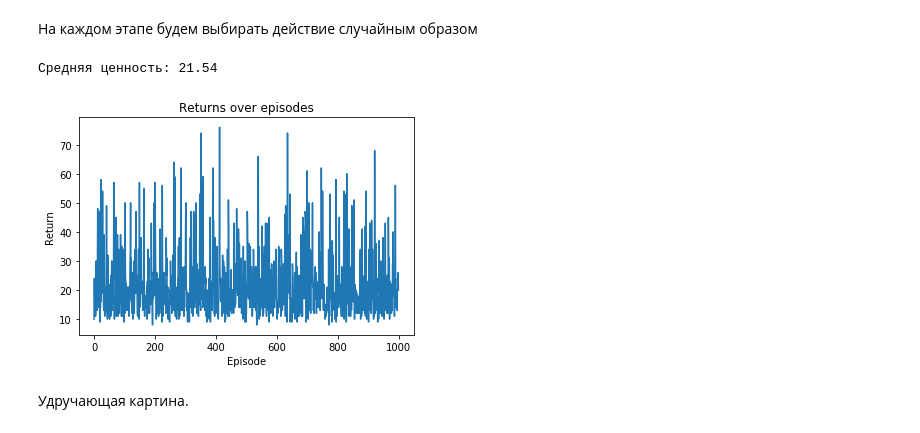
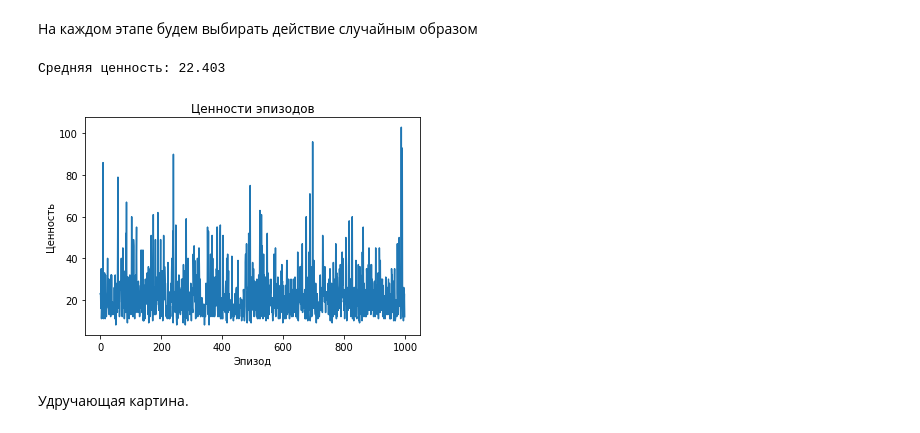
Before and after one commit to BayerGleb/RL, a Jupyter notebook: Reinforcement learning.ipynb, the cells around one changed output. Cells and saved outputs as stored; diff of their text form; code cells hidden in the pictures.

```diff
--- a/Reinforcement learning.ipynb
+++ b/Reinforcement learning.ipynb
@@ -67,26 +67,26 @@ print(environment.reward_range)
 # %%
 episode_returns = []
 for episode in range(1000):
     episode_return = 0
     observation = environment.reset()
     terminated = False
     while not terminated:
         # Выбор действия
         action = environment.action_space.sample()
         observation, reward, terminated, _ = environment.step(action)
         episode_return += reward
     episode_returns.append(episode_return)
 environment.close()
 
 pyplot.plot(episode_returns)
-pyplot.title("Returns over episodes")
-pyplot.xlabel("Episode")
-pyplot.ylabel("Return")
+pyplot.title("Ценности эпизодов")
+pyplot.xlabel("Эпизод")
+pyplot.ylabel("Ценность")
 
 print("Средняя ценность: " + str(numpy.array(episode_returns).mean()))
 # %% [output]
-Средняя ценность: 21.54
+Средняя ценность: 22.403
-[figure, old version]
+[figure, new version]
 # %% [markdown]
 Удручающая картина.
 # %% [markdown]
```
Also changed, not shown: parts of 6 cells of this notebook.
